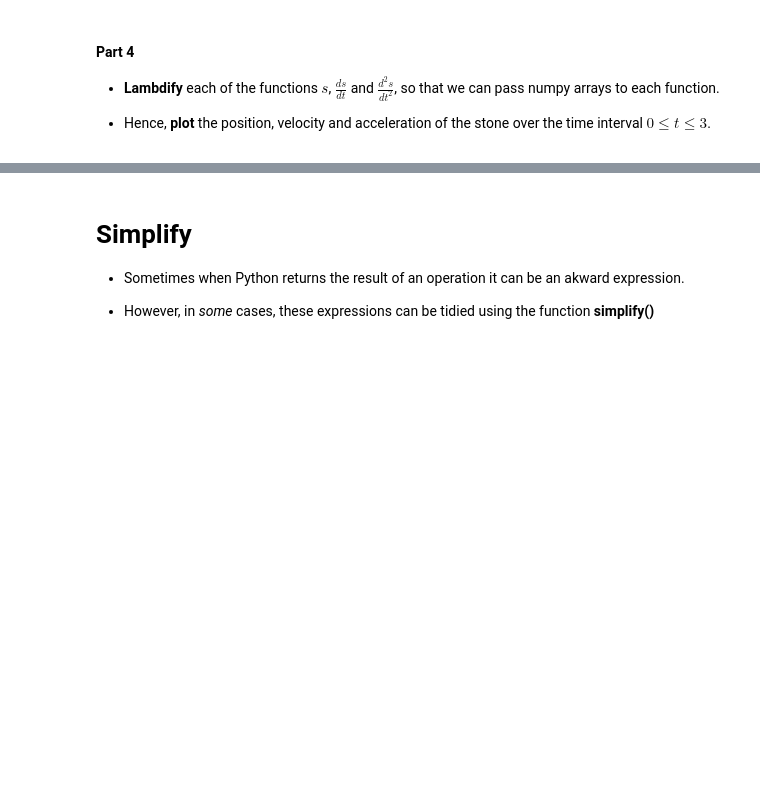
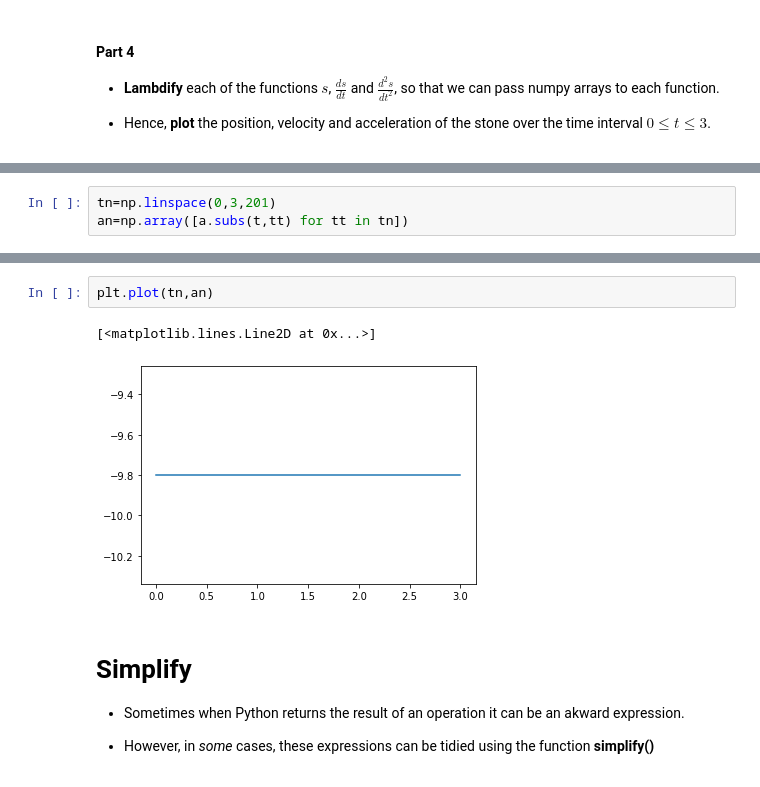
Before and after one commit to tlyonsWIT/Applied-Calculus, a Jupyter notebook: Applied Calculus 2021 - Python Workbook 4.ipynb, the cells around one changed output, grey strips where cells are left out. Saved outputs shown, nothing was run; the diff lists cells and outputs as text; blank space fills up the shorter version.

```diff
--- a/Applied Calculus 2021 - Python Workbook 4.ipynb
+++ b/Applied Calculus 2021 - Python Workbook 4.ipynb
@@ -368,0 +401,3 @@ __Part 3__
+# %%
+tn=np.linspace(0,3,201)
+an=np.array([a.subs(t,tt) for tt in tn])
@@ -369,3 +422,8 @@ __Part 3__
+# %%
+plt.plot(tn,an)
+# %% [output]
+[<matplotlib.lines.Line2D at 0x...>]
+[figure, added]
 # %% [markdown]
 # Simplify
 
```
Also changed, not shown: parts of 8 cells of this notebook.
